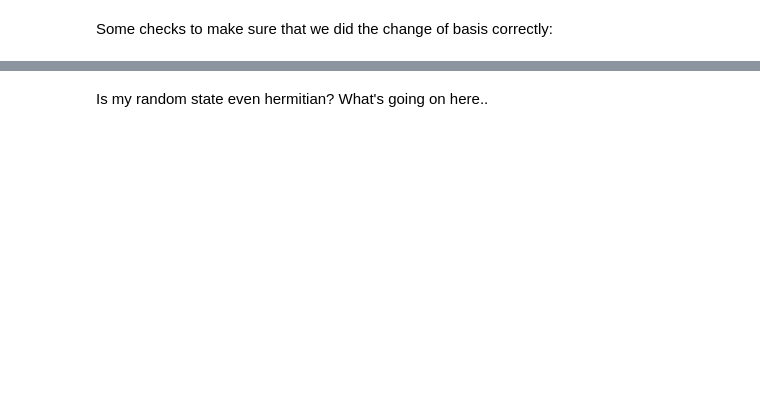
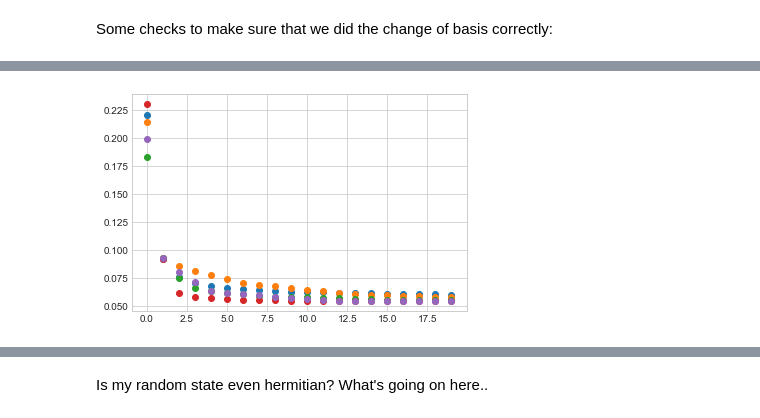
Before and after one commit to harmalkar/mpo, a Jupyter notebook: optimization.ipynb, the cells around one changed output, grey strips where cells are left out. Drawn from its saved outputs; the diff is of its cells as text; code cells hidden in the pictures; blank space fills up the shorter version.

```diff
--- a/optimization.ipynb
+++ b/optimization.ipynb
@@ -308,0 +259,6 @@ def wigner(state, n, d):
+# %%
+for i in range(5):
+    opt_data_temp = optimize(wm_rho, true_dist, n, d, nswp = 10)
+    plt.plot(opt_data_temp, 'o')
+# %% [output]
+[figure, added]
```
Also changed, not shown: parts of 62 cells of this notebook, 1 other file.
